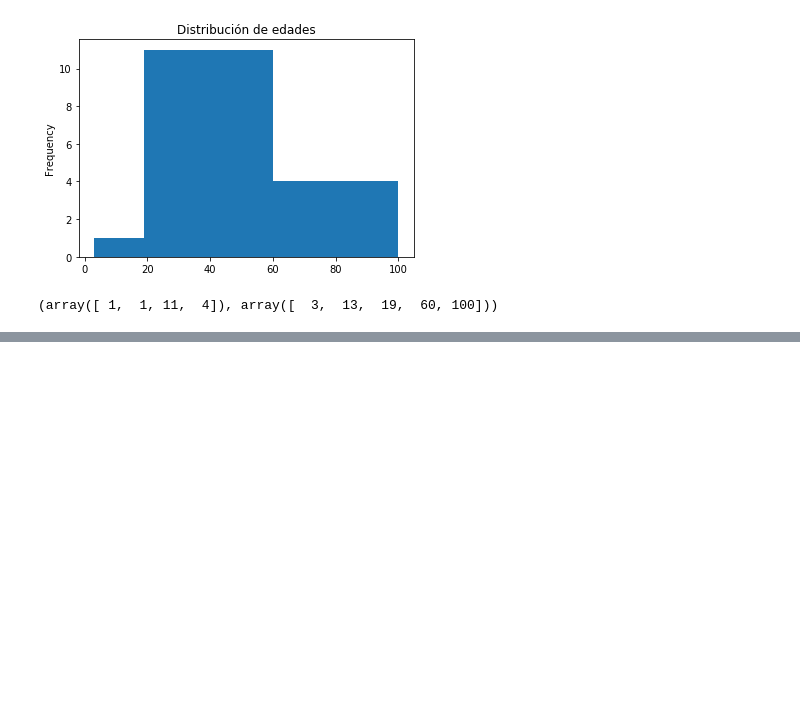
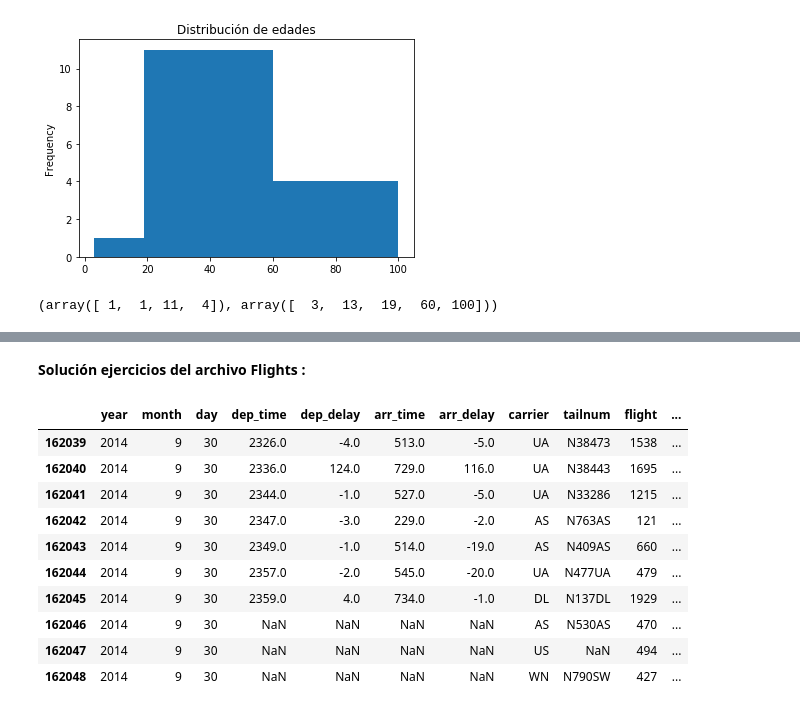
Before and after one commit to lmartinev/Programacion-Orientada-a-Objetos, a Jupyter notebook: Librería_Pandas.ipynb, the cells around one changed output, grey strips where cells are left out. Drawn from its saved outputs; the diff is of its cells as text; code cells hidden in the pictures; blank space fills up the shorter version.

```diff
--- a/Librería_Pandas.ipynb
+++ b/Librería_Pandas.ipynb
@@ -293,0 +664,17 @@ frec
+# %% [markdown]
+**Solución ejercicios del archivo Flights :**
+# %%
+#1. Selecciona únicamente los últimos diez elementos de la tabla
+df.tail(10)
+# %% [output]
+|  | year | month | day | dep_time | dep_delay | arr_time | arr_delay | carrier | tailnum | flight | ... |
+| 162039 | 2014 | 9 | 30 | 2326.0 | -4.0 | 513.0 | -5.0 | UA | N38473 | 1538 | ... |
+| 162040 | 2014 | 9 | 30 | 2336.0 | 124.0 | 729.0 | 116.0 | UA | N38443 | 1695 | ... |
+| 162041 | 2014 | 9 | 30 | 2344.0 | -1.0 | 527.0 | -5.0 | UA | N33286 | 1215 | ... |
+| 162042 | 2014 | 9 | 30 | 2347.0 | -3.0 | 229.0 | -2.0 | AS | N763AS | 121 | ... |
+| 162043 | 2014 | 9 | 30 | 2349.0 | -1.0 | 514.0 | -19.0 | AS | N409AS | 660 | ... |
+| 162044 | 2014 | 9 | 30 | 2357.0 | -2.0 | 545.0 | -20.0 | UA | N477UA | 479 | ... |
+| 162045 | 2014 | 9 | 30 | 2359.0 | 4.0 | 734.0 | -1.0 | DL | N137DL | 1929 | ... |
+| 162046 | 2014 | 9 | 30 | NaN | NaN | NaN | NaN | AS | N530AS | 470 | ... |
+| 162047 | 2014 | 9 | 30 | NaN | NaN | NaN | NaN | US | NaN | 494 | ... |
+| 162048 | 2014 | 9 | 30 | NaN | NaN | NaN | NaN | WN | N790SW | 427 | ... |
```
Also changed, not shown: parts of 43 cells of this notebook.
